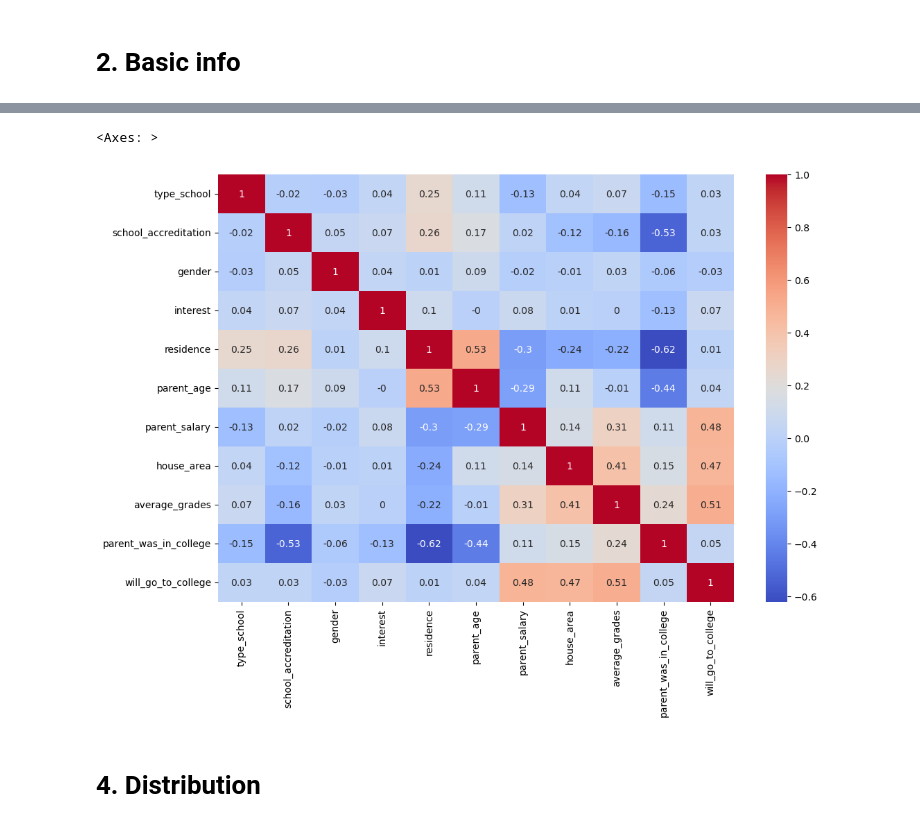
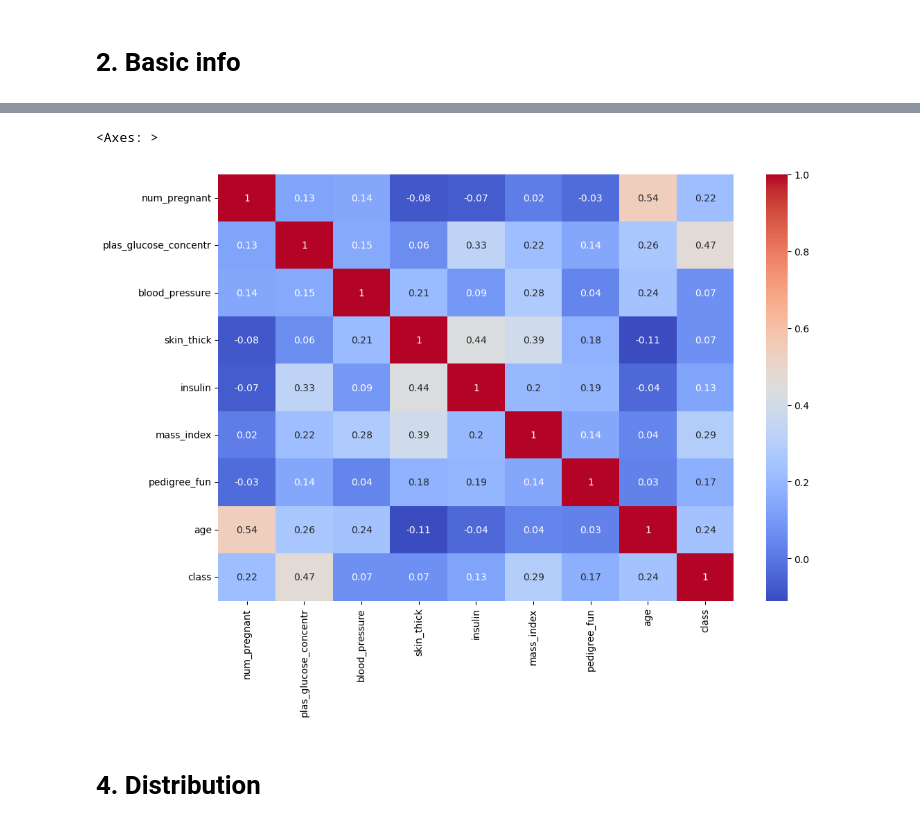
Before and after one commit to FilipLangiewicz/AutoMLTunability, a Jupyter notebook: code/EDA/EDA_diabetes.ipynb, the cells around one changed output, grey strips where cells are left out. Saved outputs shown, nothing was run; the diff lists cells and outputs as text; code cells hidden in the pictures.

Commit message:
EDA diabetes

```diff
--- a/code/EDA/EDA_diabetes.ipynb
+++ b/code/EDA/EDA_diabetes.ipynb
@@ -8,7 +8,7 @@ warnings.filterwarnings("ignore")
 # %%
 import pandas as pd
 
-college_df = pd.read_csv('../../data/college.csv')
+diabetes_df = pd.read_csv('../../data/diabetes.csv')
 # %% [markdown]
 # 2. Basic info
 # %%
@@ -158,0 +173,7 @@ college_df.head()
+# %%
+# mapping string values to numbers
+diabetes_df['class'] = diabetes_df['class'].map({'tested_positive': 1,
+                                                 'tested_negative': 0})
+
+
+diabetes_df.head()
@@ -159,13 +187,13 @@ college_df.head()
 # %%
 import seaborn as sns
 import matplotlib.pyplot as plt
 
-correlation = college_df.corr().round(2)
+correlation = diabetes_df.corr().round(2)
 plt.figure(figsize=(12, 8))
 sns.heatmap(data=correlation, annot=True, cmap='coolwarm')
 # %% [output]
 <Axes: >
-[figure, old version]
+[figure, new version]
 # %% [markdown]
 # 4. Distribution
 # %%
```
Also changed, not shown: parts of 15 cells of this notebook, 1 other file.
